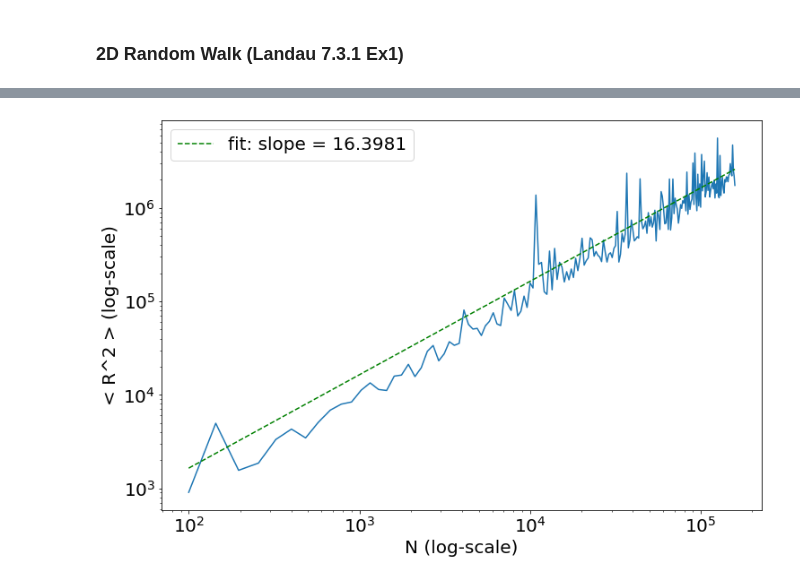
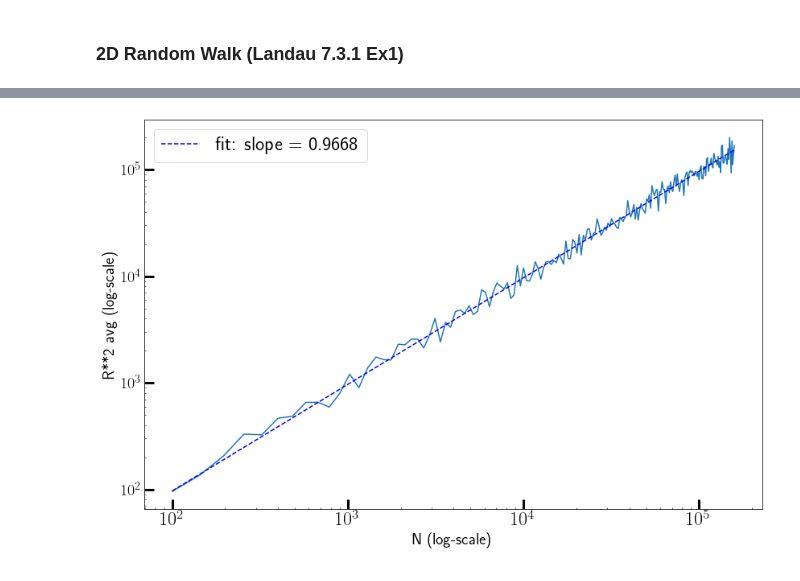
Before and after one commit to hariseldon99/msph402b, a Jupyter notebook: Special_Topics.ipynb, the cells around one changed output, grey strips where cells are left out. Cells and saved outputs as stored; diff of their text form; code cells hidden in the pictures.

```diff
--- a/Special_Topics.ipynb
+++ b/Special_Topics.ipynb
@@ -630,18 +630,18 @@ plt.show()
 ### 2D Random Walk (Landau 7.3.1 Ex1)
 # %%
 import numpy as np
-plt.rcParams['figure.figsize'] = (12,8)
+plt.rcParams['figure.figsize'] = (15,10)
 plt.rcParams['font.size'] = 20
 
 fig, axs = plt.subplots(2,3, sharex=True, sharey=True)
 axs = axs.flatten()
 
-jmax = 25000
+jmax = 2500
 
 for ax in axs:
     dr_vals = 2.0 * np.random.random((jmax,2)) -1 # dx, dy points between -1 and 1
     Lvals = np.sum(dr_vals**2, axis=1) # Vector lengths of those points
-    dr_vals /= Lvals[:, None] # Normalize the points
+    dr_vals /= np.sqrt(Lvals[:, None]) # Normalize the points
 
     points = np.cumsum(dr_vals, axis=0) #Perform the random walk
     Rsq = np.linalg.norm(points[-1])**2
@@ -666,36 +666,35 @@ def randwalk2d(nsteps, repeat=6):
 
             Parameters:
                     nsteps (int): Number of steps in a random walk
                     repeat (int): Number of independent random walks.
                                 Default is 6.
 
             Returns:
                     A list of numpy arrays, each constituting an ordered
                     sequence of random walks
     '''
     points = []
     for i in range(repeat):
         dr_vals = 2.0 * np.random.random((nsteps,2)) -1 # dx, dy points between -1 and 1
         Lvals = np.sum(dr_vals**2, axis=1) # Vector lengths of those points
-        dr_vals /= Lvals[:, None] # Normalize the points
+        dr_vals /= np.sqrt(Lvals[:, None]) # Normalize the points
         points.append(np.cumsum(dr_vals, axis=0)) #Perform the random walk
     return points
 
 nsteps = np.arange(10,400,2)**2
 
 Rsq_avs = []
 for nstp in nsteps:
     walks = randwalk2d(nstp, repeat=50)
     Rsq_avs.append(np.average([np.linalg.norm(w[-1])**2 for w in walks]))
 plt.loglog(nsteps, Rsq_avs)
 
-popt, pcov = curve_fit(lambda x,a,b: a * x, nsteps, Rsq_avs)
-plt.loglog(nsteps, popt[0] * nsteps, 'g--',
-         label=f'fit: slope = {popt[0]:2.4f}')
+popt, pcov = curve_fit(lambda x,a: a * x, nsteps, Rsq_avs)
+plt.loglog(nsteps, popt[0] * nsteps, 'b--', label=f'fit: slope = {popt[0]:2.4f}')
 plt.xlabel("N (log-scale)")
-plt.ylabel("< R^2 > (log-scale)")
+plt.ylabel("R**2 avg (log-scale)")
 
 plt.legend()
 plt.show()
 # %% [output]
-[figure, old version]
+[figure, new version]
```
Also changed, not shown: parts of 2 cells of this notebook.
